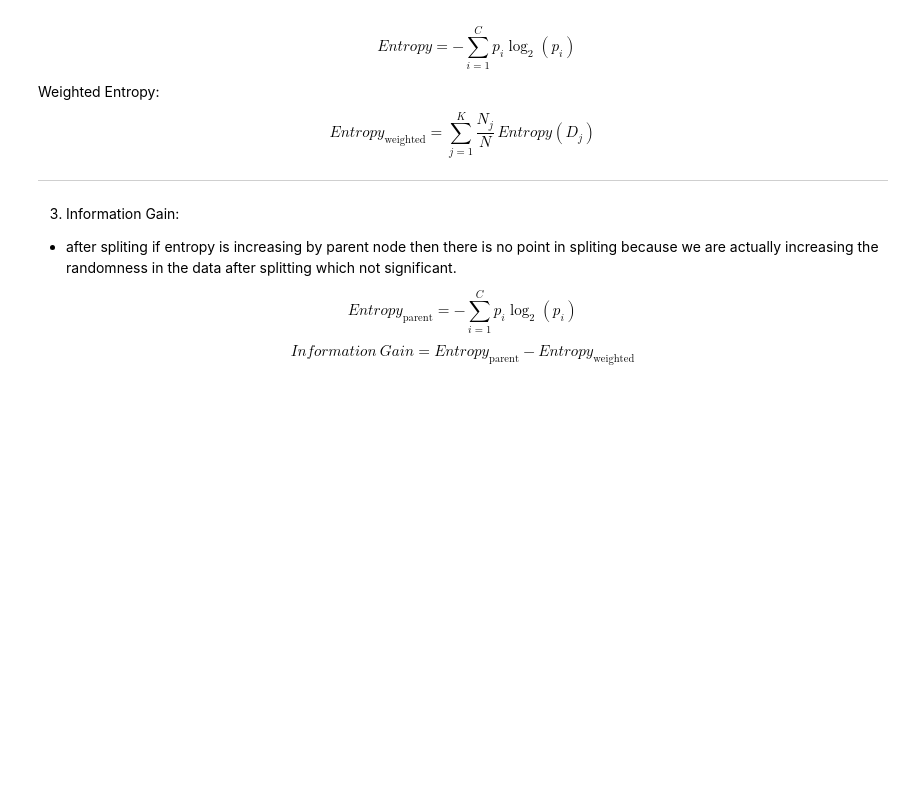
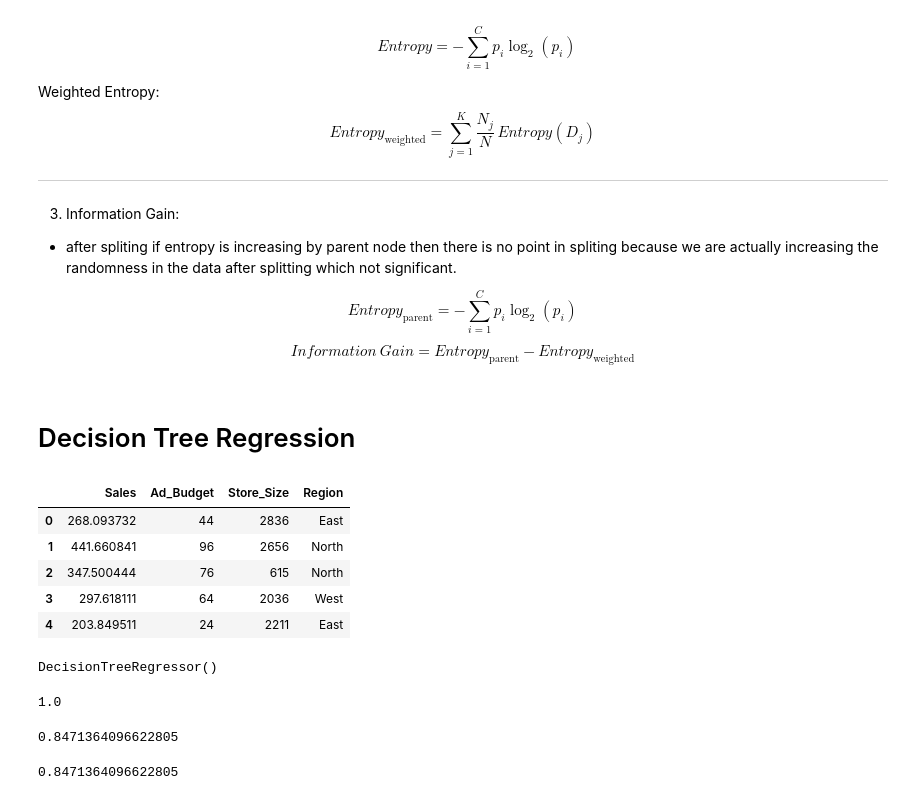
Before and after one commit to Omkar210/Statistics-and-ML, a Jupyter notebook: Day20.ipynb, the cells around one changed output. Drawn from its saved outputs; the diff is of its cells as text; code cells hidden in the pictures; blank space fills up the shorter version.

```diff
--- a/Day20.ipynb
+++ b/Day20.ipynb
@@ -321,3 +326,15 @@ Entropy_{\text{parent}}
 -
 Entropy_{\text{weighted}}
 $$
+# %% [markdown]
+# Decision Tree Regression
+# %%
+df = pd.read_excel('SalesData.xlsx')
+df.head()
+# %% [output]
+|  | Sales | Ad_Budget | Store_Size | Region |
+| 0 | 268.093732 | 44 | 2836 | East |
+| 1 | 441.660841 | 96 | 2656 | North |
+| 2 | 347.500444 | 76 | 615 | North |
+| 3 | 297.618111 | 64 | 2036 | West |
+| 4 | 203.849511 | 24 | 2211 | East |
@@ -323,0 +350,19 @@ $$
+# %%
+# define instance for DecisionTreeClassifier WITHOUT hyperparameters
+dtr = DecisionTreeRegressor()
+dtr.fit(x_train,y_train)
+# %% [output]
+DecisionTreeRegressor()
+# %%
+dtr.score(x_train,y_train)  # gives the R2 value for the training set
+# %% [output]
+1.0
+# %%
+dtr.score(x_test,y_test)  # gives the R2 value for the testing set
+# %% [output]
+0.8471364096622805
+# %%
+y_pred = dtr.predict(x_test)
+r2_score(y_test,y_pred)
+# %% [output]
+0.8471364096622805
```
Also changed, not shown: parts of 6 cells of this notebook.
